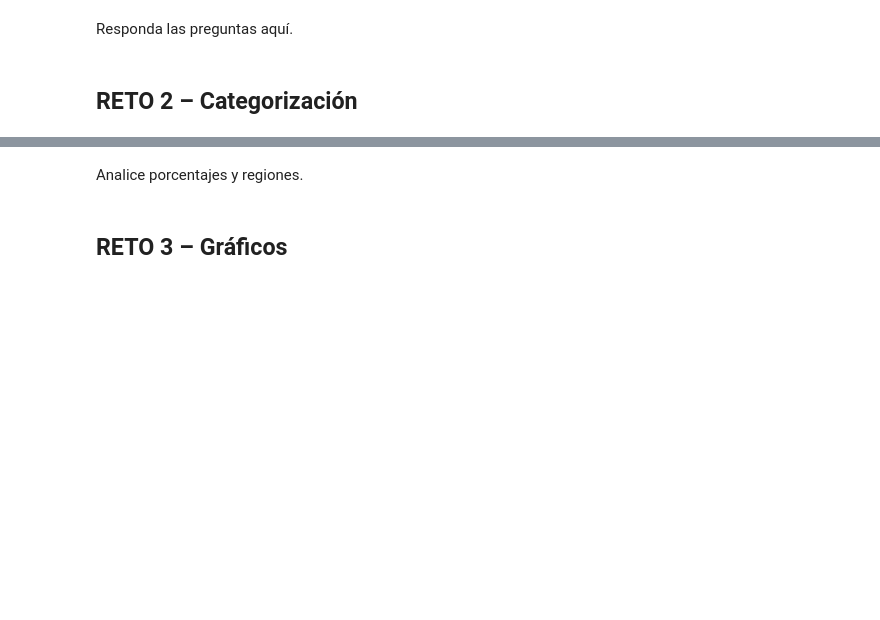
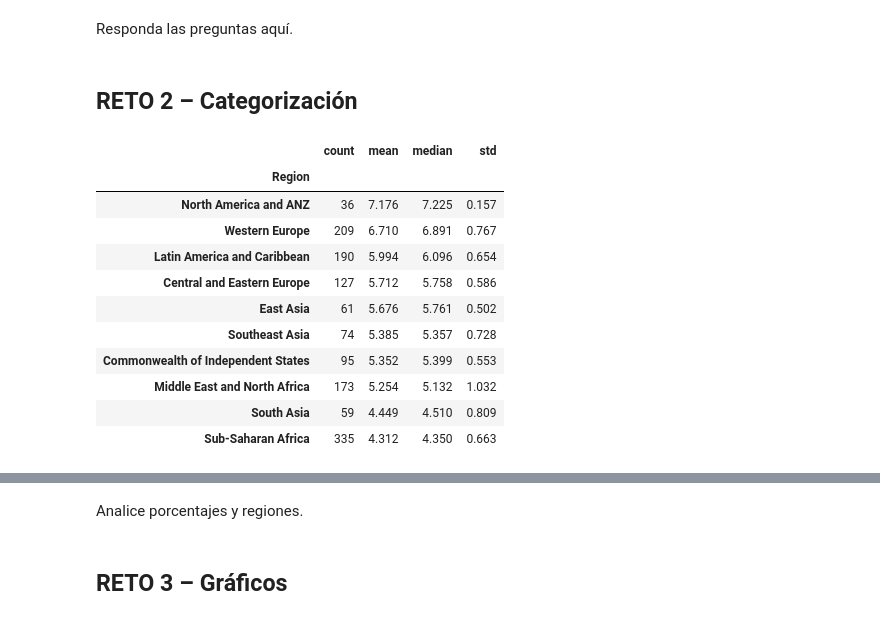
Before and after one commit to skev24/Python-para-el-Ana-lisis-de-Datos, a Jupyter notebook: Laboratorios/Laboratorio3/Lab_Sesion3_Estudiante.ipynb, the cells around one changed output, grey strips where cells are left out. Cells and saved outputs as stored; diff of their text form; code cells hidden in the pictures; blank space fills up the shorter version.

```diff
--- a/Laboratorios/Laboratorio3/Lab_Sesion3_Estudiante.ipynb
+++ b/Laboratorios/Laboratorio3/Lab_Sesion3_Estudiante.ipynb
@@ -17,0 +88,16 @@ Responda las preguntas aquí.
+# %%
+region_summary = df.groupby("Region")["Happiness_score_num"].agg(["count", "mean", "median", "std"]).sort_values("mean", ascending=False)
+region_summary
+# %% [output]
+|  | count | mean | median | std |
+| Region |  |  |  |  |
+| North America and ANZ | 36 | 7.176 | 7.225 | 0.157 |
+| Western Europe | 209 | 6.710 | 6.891 | 0.767 |
+| Latin America and Caribbean | 190 | 5.994 | 6.096 | 0.654 |
+| Central and Eastern Europe | 127 | 5.712 | 5.758 | 0.586 |
+| East Asia | 61 | 5.676 | 5.761 | 0.502 |
+| Southeast Asia | 74 | 5.385 | 5.357 | 0.728 |
+| Commonwealth of Independent States | 95 | 5.352 | 5.399 | 0.553 |
+| Middle East and North Africa | 173 | 5.254 | 5.132 | 1.032 |
+| South Asia | 59 | 4.449 | 4.510 | 0.809 |
+| Sub-Saharan Africa | 335 | 4.312 | 4.350 | 0.663 |
```
Also changed, not shown: parts of 12 cells of this notebook, 14 other files.
